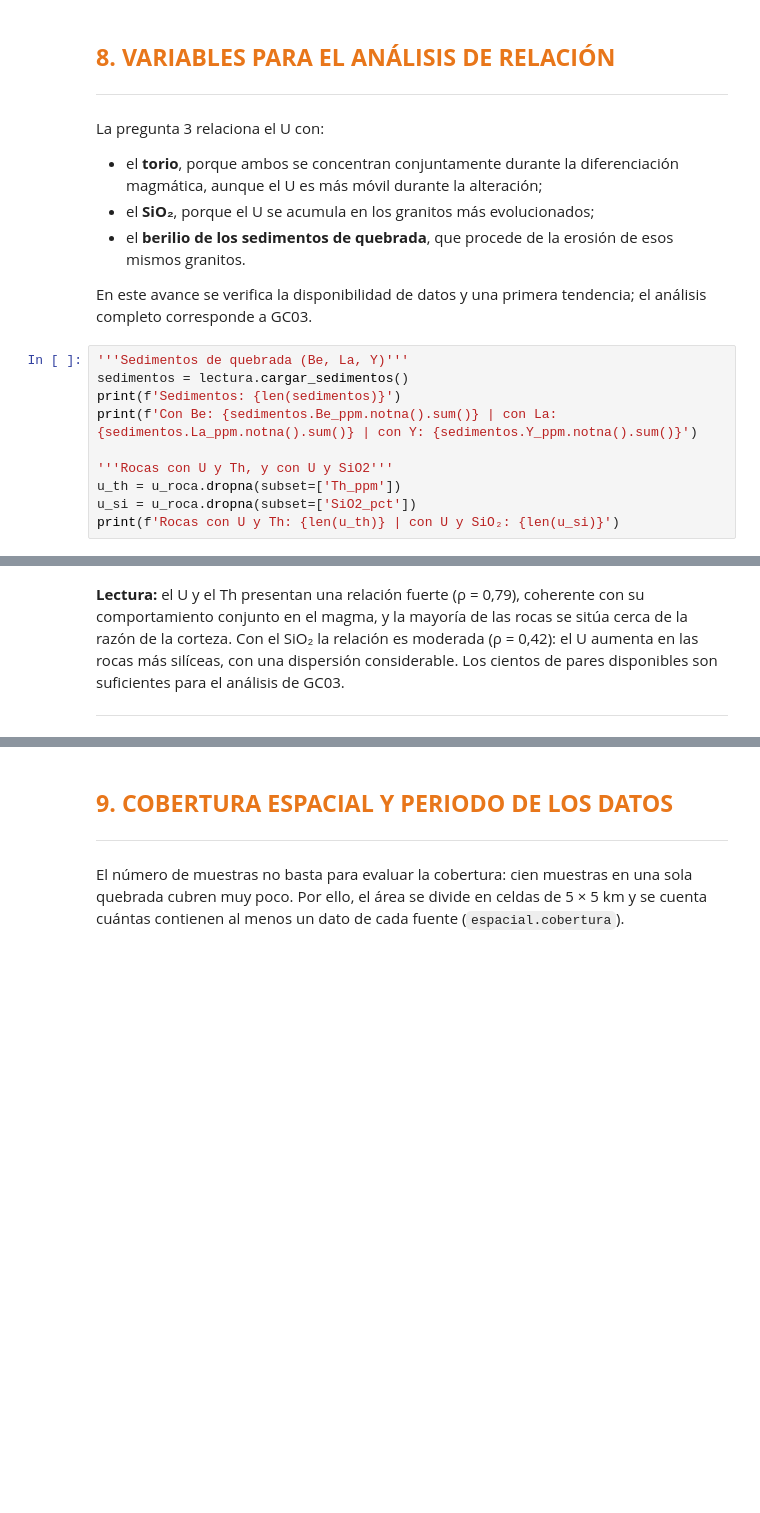
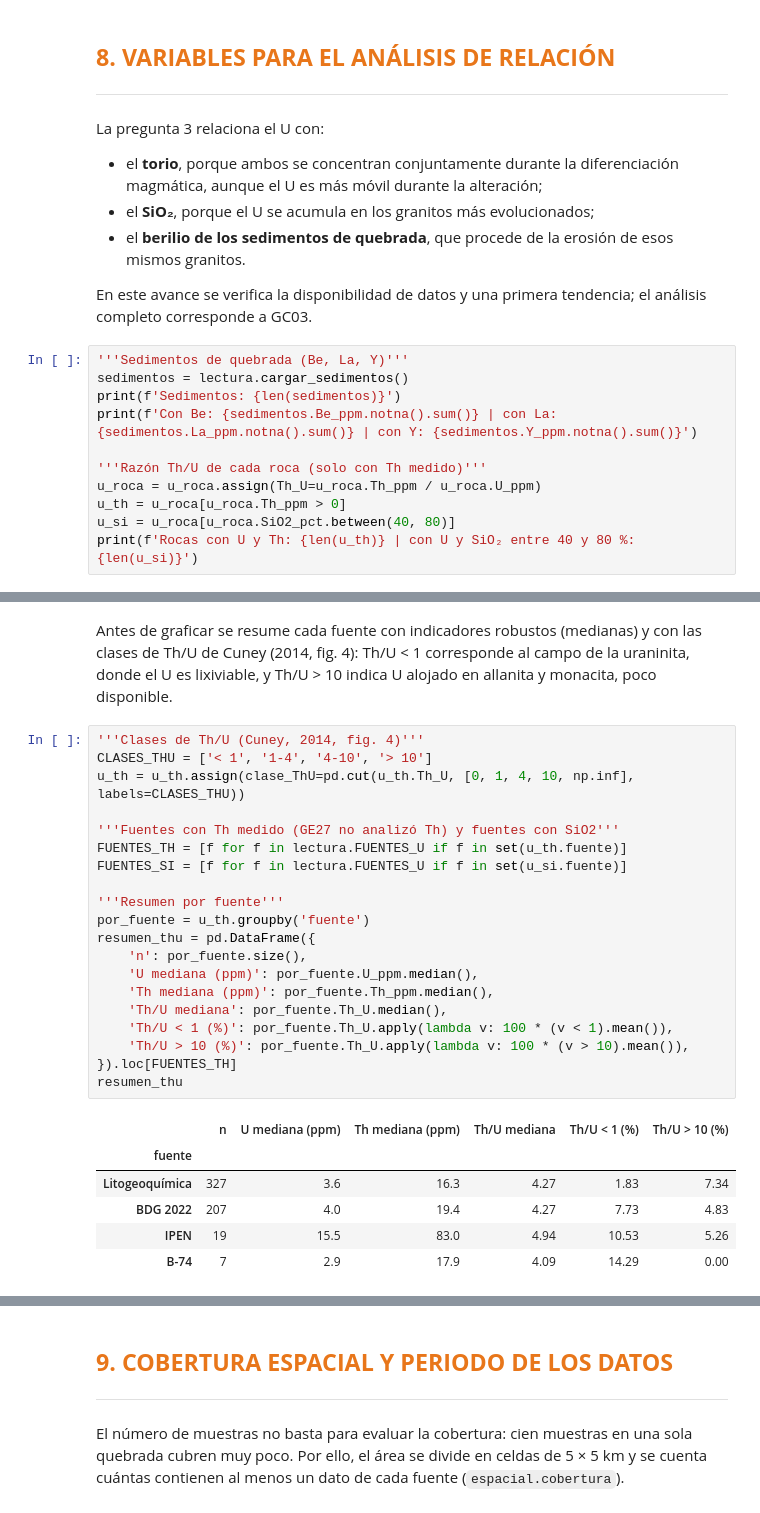
Before and after one commit to HeisenbergPy/Prospectivity-for-U-REE-Peru-Central, a Jupyter notebook: cuadernos/GC01_avance_exploracion.ipynb, the cells around one changed output, grey strips where cells are left out. Cells and saved outputs as stored; diff of their text form; blank space fills up the shorter version.

```diff
--- a/cuadernos/GC01_avance_exploracion.ipynb
+++ b/cuadernos/GC01_avance_exploracion.ipynb
@@ -858,10 +858,11 @@ sedimentos = lectura.cargar_sedimentos()
 print(f'Sedimentos: {len(sedimentos)}')
 print(f'Con Be: {sedimentos.Be_ppm.notna().sum()} | con La: {sedimentos.La_ppm.notna().sum()} | con Y: {sedimentos.Y_ppm.notna().sum()}')
 
-'''Rocas con U y Th, y con U y SiO2'''
-u_th = u_roca.dropna(subset=['Th_ppm'])
-u_si = u_roca.dropna(subset=['SiO2_pct'])
-print(f'Rocas con U y Th: {len(u_th)} | con U y SiO₂: {len(u_si)}')
+'''Razón Th/U de cada roca (solo con Th medido)'''
+u_roca = u_roca.assign(Th_U=u_roca.Th_ppm / u_roca.U_ppm)
+u_th = u_roca[u_roca.Th_ppm > 0]
+u_si = u_roca[u_roca.SiO2_pct.between(40, 80)]
+print(f'Rocas con U y Th: {len(u_th)} | con U y SiO₂ entre 40 y 80 %: {len(u_si)}')
 # %% [output]
 Sedimentos: 720
 Con Be: 591 | con La: 720 | con Y: 720
@@ -914,7 +870,31 @@ graf.guardar(fig, 'GC01_07_uranio_relaciones.png', svg=True)
-# %% [markdown]
-**Lectura:** el U y el Th presentan una relación fuerte (ρ = 0,79), coherente con su comportamiento conjunto en el
-magma, y la mayoría de las rocas se sitúa cerca de la razón de la corteza. Con el SiO₂ la relación es moderada
-(ρ = 0,42): el U aumenta en las rocas más silíceas, con una dispersión considerable. Los cientos de pares disponibles
-son suficientes para el análisis de GC03.
-
-***
+# %% [markdown]
+Antes de graficar se resume cada fuente con indicadores robustos (medianas) y con las clases de Th/U de Cuney (2014,
+fig. 4): Th/U < 1 corresponde al campo de la uraninita, donde el U es lixiviable, y Th/U > 10 indica U alojado en
+allanita y monacita, poco disponible.
+# %%
+'''Clases de Th/U (Cuney, 2014, fig. 4)'''
+CLASES_THU = ['< 1', '1-4', '4-10', '> 10']
+u_th = u_th.assign(clase_ThU=pd.cut(u_th.Th_U, [0, 1, 4, 10, np.inf], labels=CLASES_THU))
+
+'''Fuentes con Th medido (GE27 no analizó Th) y fuentes con SiO2'''
+FUENTES_TH = [f for f in lectura.FUENTES_U if f in set(u_th.fuente)]
+FUENTES_SI = [f for f in lectura.FUENTES_U if f in set(u_si.fuente)]
+
+'''Resumen por fuente'''
+por_fuente = u_th.groupby('fuente')
+resumen_thu = pd.DataFrame({
+    'n': por_fuente.size(),
+    'U mediana (ppm)': por_fuente.U_ppm.median(),
+    'Th mediana (ppm)': por_fuente.Th_ppm.median(),
+    'Th/U mediana': por_fuente.Th_U.median(),
+    'Th/U < 1 (%)': por_fuente.Th_U.apply(lambda v: 100 * (v < 1).mean()),
+    'Th/U > 10 (%)': por_fuente.Th_U.apply(lambda v: 100 * (v > 10).mean()),
+}).loc[FUENTES_TH]
+resumen_thu
+# %% [output]
+|  | n | U mediana (ppm) | Th mediana (ppm) | Th/U mediana | Th/U < 1 (%) | Th/U > 10 (%) |
+| fuente |  |  |  |  |  |  |
+| Litogeoquímica | 327 | 3.6 | 16.3 | 4.27 | 1.83 | 7.34 |
+| BDG 2022 | 207 | 4.0 | 19.4 | 4.27 | 7.73 | 4.83 |
+| IPEN | 19 | 15.5 | 83.0 | 4.94 | 10.53 | 5.26 |
+| B-74 | 7 | 2.9 | 17.9 | 4.09 | 14.29 | 0.00 |
```
Also changed, not shown: parts of 6 cells of this notebook, 3 other files.
